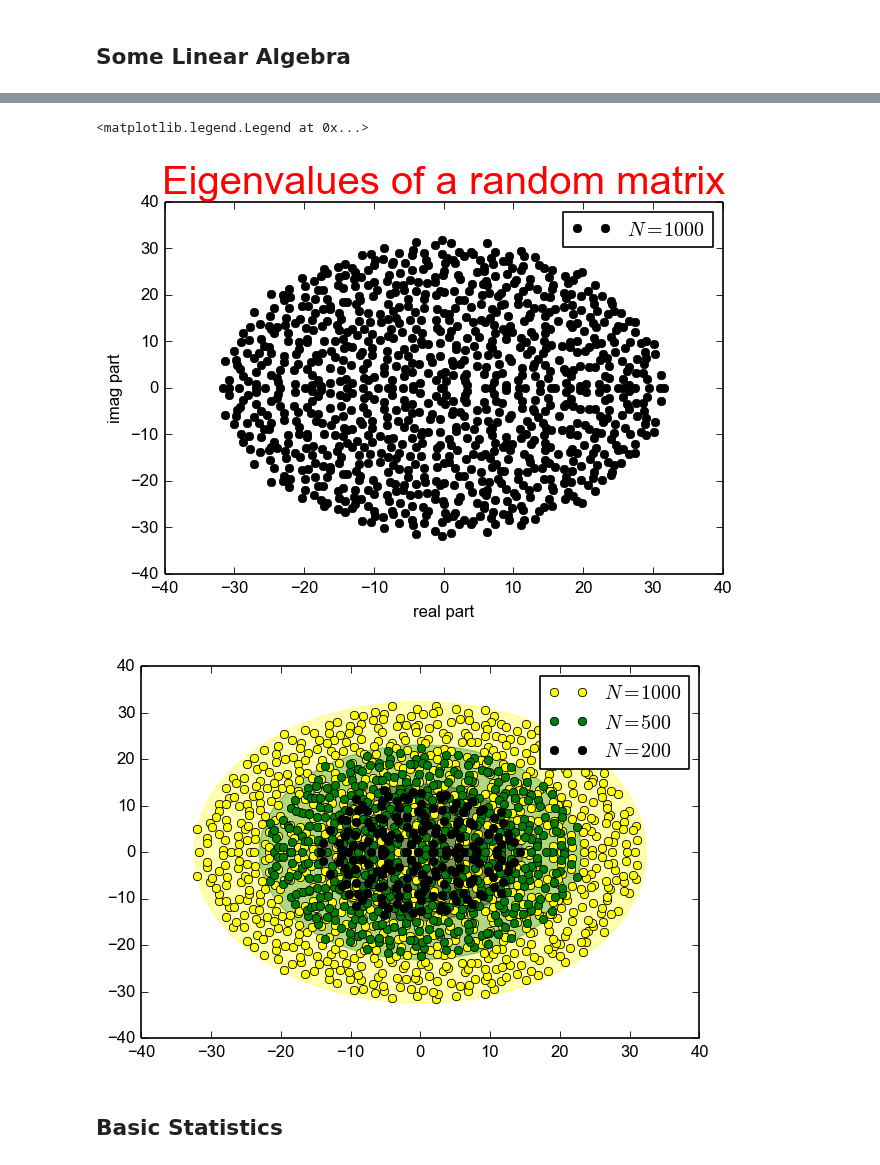
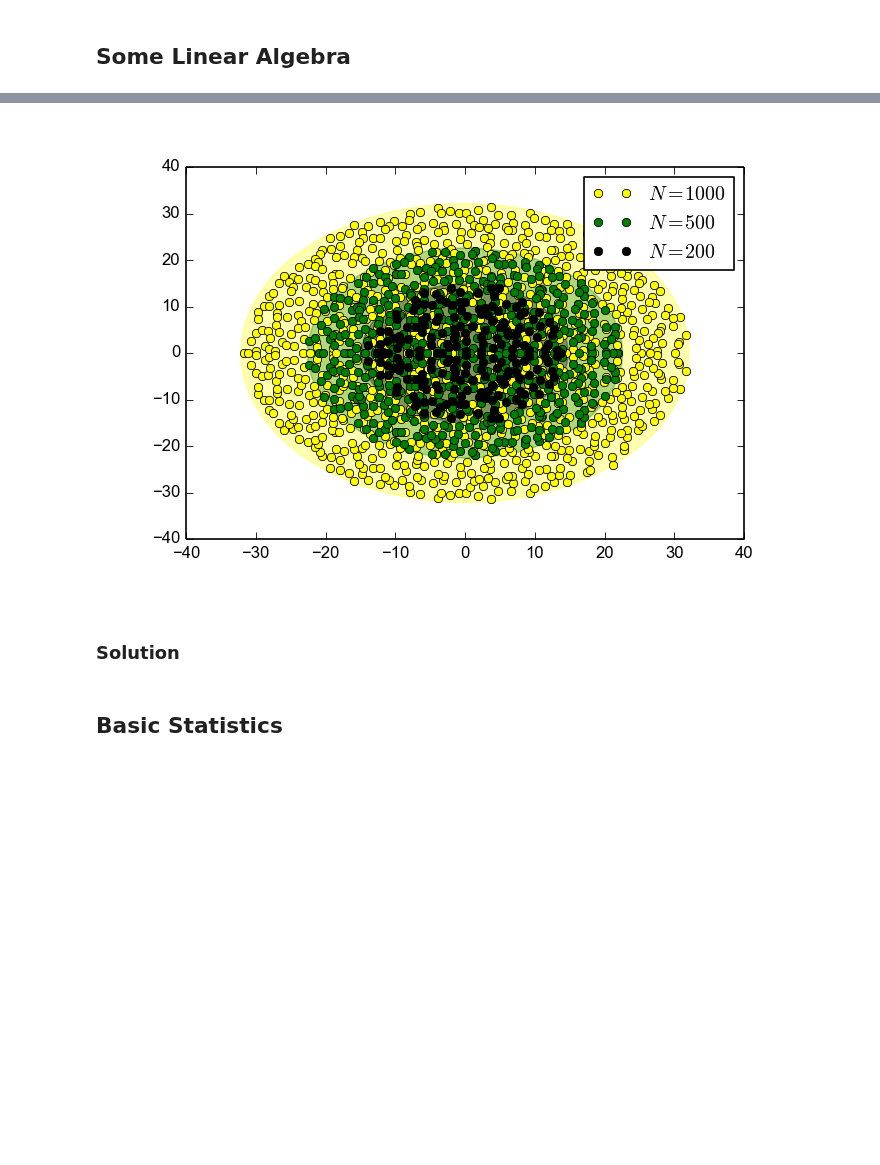
Before and after one commit to MPIDS/Python-Course, a Jupyter notebook: 03-numpy-scipy/exercises/exercises.ipynb, the cells around one changed output, grey strips where cells are left out. Drawn from its saved outputs; the diff is of its cells as text; code cells hidden in the pictures; blank space fills up the shorter version.

Commit message:
Cleaned up numpy-scipy

```diff
--- a/03-numpy-scipy/exercises/exercises.ipynb
+++ b/03-numpy-scipy/exercises/exercises.ipynb
@@ -521,60 +175,9 @@ to your plot. (*Hint:* Patches can be added to axes objects)
-# %%
-from scipy.linalg import eigvals
-
-
-def geteig(n):
-    """Get eigenvalues for a random nxn matrix.
-    """
-    m = np.random.normal(size=(n, n))
-    return eigvals(m)
-
-M = geteig(1000)
-
-plt.figure()
-plt.plot(M.real, M.imag, 'ko', markersize=5, label=r'$N = 1000$')
-title_text = plt.title('Eigenvalues of a random matrix')
-title_text.set_fontsize(24)
-title_text.set_color('red')
-
-plt.xlabel('real part')
-plt.ylabel('imag part')
-plt.legend()
-#plt.savefig('pics/matrix1.pdf')
-
-def is_inside_circle(x, y, radius):
-    # Squaring the radius instead of the x and y.
-    return x**2 + y**2 < r**2
-
-def minimum_radius(m):
-    """Get the minimum "radius" including all complex values
-    inside m.
-    """
-    # We could also calculate m.real()**2 + m.imag()**2
-    # other versions may be faster.
-    return abs(m).max()
-
-
-# Create a clean figure:
-fig = plt.figure()
-
-graph = fig.add_subplot(1, 1, 1)
-
-Ns = [200, 500, 1000][::-1]
-colors = ['yellow', 'green', 'black', 'yellow', 'black']
-for i in range(len(Ns)):
-    M = geteig(Ns[i])
-    r = minimum_radius(M)
-    graph.plot(M.real, M.imag, 'o', color = colors[i] , markersize=5,
-               label='$N = {}$'.format(Ns[i]))
-    circ = plt.Circle((0,0), r, color=colors[i], alpha=0.3)
-    graph.add_patch(circ)
-
-plt.legend()
-#plt.savefig('pics/matrix2.pdf')
-# %% [output]
-<matplotlib.legend.Legend at 0x...>
-[figure, removed]
-[figure, removed]
+# %%
+Image("pics/matrix2.png")
+# %% [output]
+[figure, added]
+# %% [markdown]
+### Solution
 # %% [markdown]
 ## Basic Statistics
 # %% [markdown]
```
Also changed, not shown: parts of 26 cells of this notebook, 25 other files.
